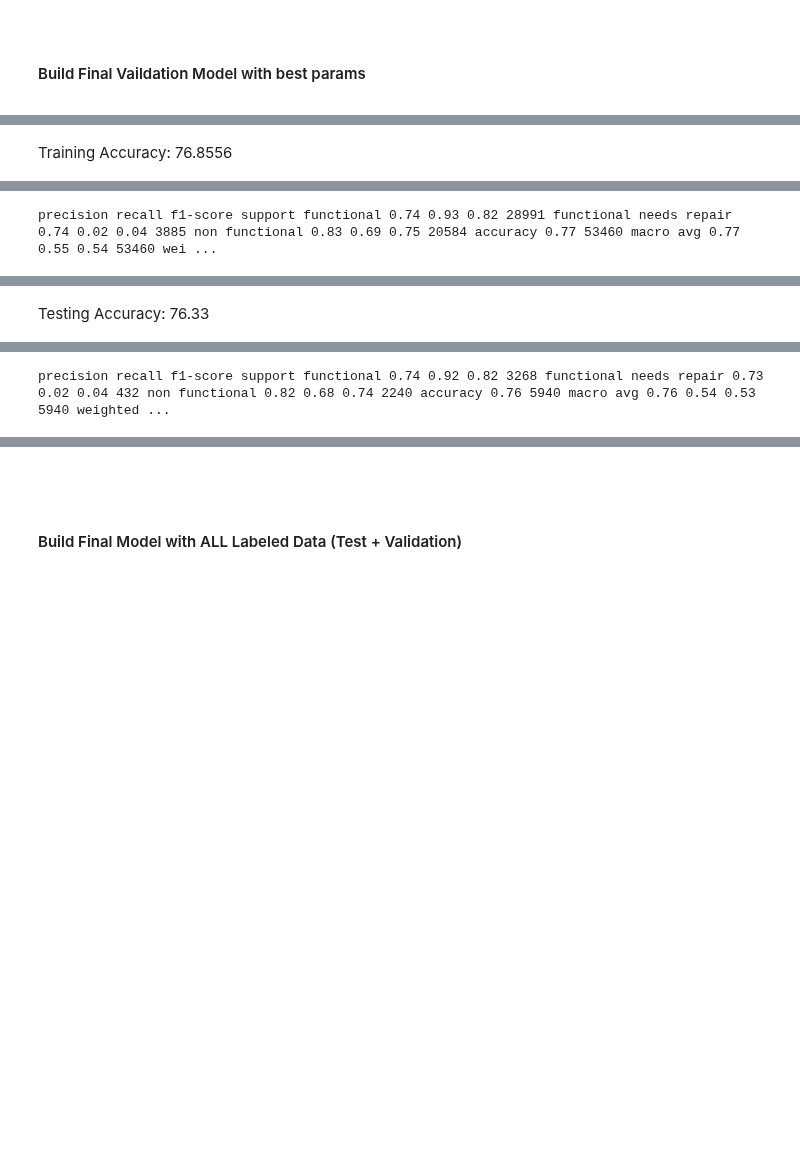
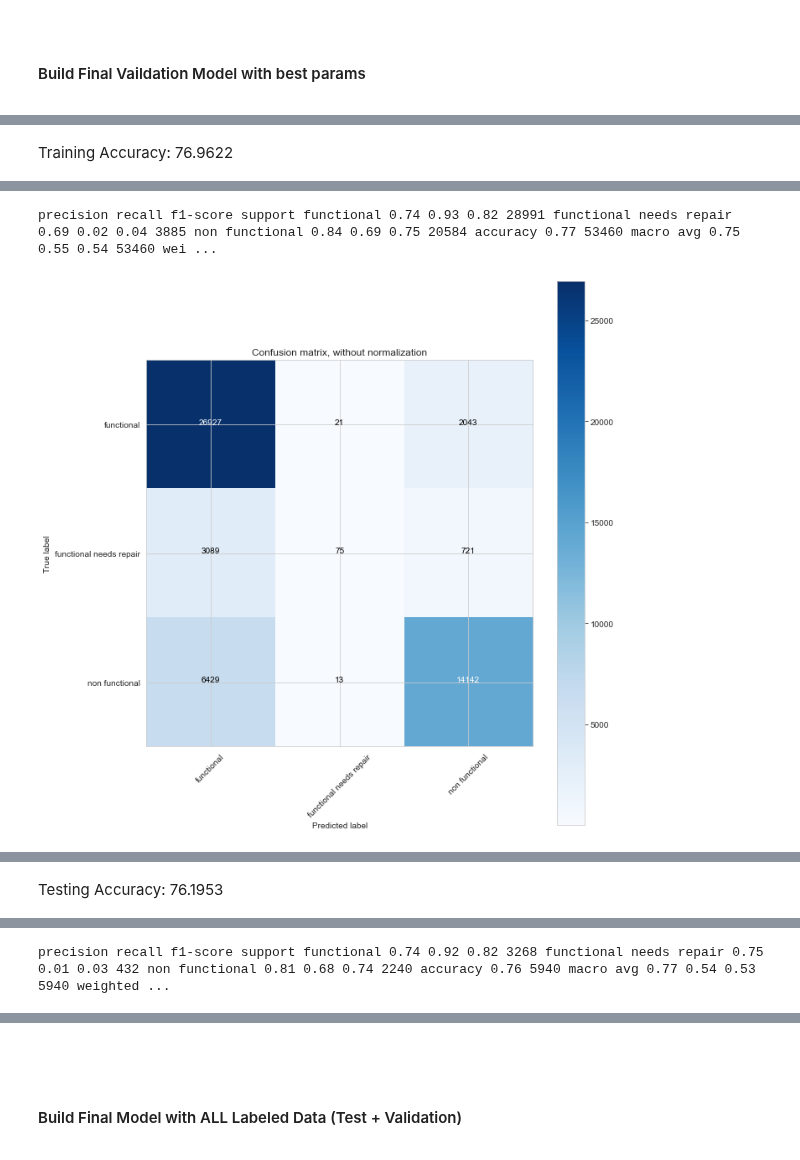
Before and after one commit to sacontreras/dsc-mod-3-project-v2-1-online-ds-sp-000, a Jupyter notebook: models.ipynb, the cells around one changed output, grey strips where cells are left out. Saved outputs shown, nothing was run; the diff lists cells and outputs as text; code cells hidden in the pictures; blank space fills up the shorter version.

```diff
--- a/models.ipynb
+++ b/models.ipynb
@@ -872,6 +1106,7 @@ updated model-results/CatBoostClassifier-preds-8a48b1bceea8e4f07957e8a9efbe76d8.
 <h3>Ensemble: Voting Classifier: RandomForestClassifier + CatBoostClassifier + SVM(RBF Kernel)</h3>
 <h4>Trials</h4>
 # %%
+# BUT we first have to build the SVM clf
 run_svmclf = models_config['SVM_RBF']['run']
 render_HTML(f"models_config['SVM_RBF']['run']: {run_svmclf}")
 
@@ -883,9 +1118,11 @@ if run_svmclf:
         trials_list = trials['array']
 
         best_parameters = {}
+
         scaler = StandardScaler()
-        data_train_scaled = scaler.fit_transform(data_train.astype(np.float32))
-        data_test_scaled = scaler.transform(data_test.astype(np.float32))
+        # since dat must be scaled on for SVM, we must do this transformation "out-of-band"
+        data_train_scaled = pd.DataFrame(scaler.fit_transform(data_train.astype(np.float32)), columns=data_train.columns, index=data_train.index)
+        data_test_scaled = pd.DataFrame(scaler.transform(data_test.astype(np.float32)), columns=data_test.columns, index=data_test.index)
 
         _y_train = y_train_encoded.status_group.ravel()
         _y_test = y_test_encoded.status_group.ravel()
@@ -919,28 +1156,29 @@ Fitting 3 folds for each of 100 candidates, totalling 300 fits
 <h4>Build Final Vaildation Model with best params</h4>
 # %%
 if run_svmclf:
-    n_estimators = 3
-    svmclf = OneVsRestClassifier(
+    n_estimators = 4
+    svmclf = OneVsRestClassifier( # BaggingClassifier(wrapping svm.SVC) within OneVsRestClassifier greatly improves training time vs using svm.SVC by itself
         BaggingClassifier(
             rnd_search_cv.best_estimator_,
             max_samples=1.0/n_estimators,
             n_estimators=n_estimators
         )
         , n_jobs=-1
     )
     svmclf.fit(data_train_scaled, _y_train)
 
     pred_train = svmclf.predict(data_train_scaled)
-    _accuracy_train = summarize_preds(svmclf, data_train_scaled, _y_train, pred_train, 'Training', classes)
+    _accuracy_train = summarize_preds(svmclf, data_train_scaled, y_train_encoded.status_group, pred_train, 'Training', classes)
 
     pred_test = svmclf.predict(data_test_scaled)
-    _accuracy_test = summarize_preds(svmclf, data_test_scaled, _y_test, pred_test, 'Testing', classes)
+    _accuracy_test = summarize_preds(svmclf, data_test_scaled, y_test_encoded.status_group, pred_test, 'Testing', classes)
 # %% [output]
 [interactive output not drawn]
-Training Accuracy: 76.8556
+Training Accuracy: 76.9622
 [interactive output not drawn]
-precision recall f1-score support functional 0.74 0.93 0.82 28991 functional needs repair 0.74 0.02 0.04 3885 non functional 0.83 0.69 0.75 20584 accuracy 0.77 53460 macro avg 0.77 0.55 0.54 53460 wei ...
+precision recall f1-score support functional 0.74 0.93 0.82 28991 functional needs repair 0.69 0.02 0.04 3885 non functional 0.84 0.69 0.75 20584 accuracy 0.77 53460 macro avg 0.75 0.55 0.54 53460 wei ...
+[figure, added]
 [interactive output not drawn]
-Testing Accuracy: 76.33
+Testing Accuracy: 76.1953
 [interactive output not drawn]
-precision recall f1-score support functional 0.74 0.92 0.82 3268 functional needs repair 0.73 0.02 0.04 432 non functional 0.82 0.68 0.74 2240 accuracy 0.76 5940 macro avg 0.76 0.54 0.53 5940 weighted ...
+precision recall f1-score support functional 0.74 0.92 0.82 3268 functional needs repair 0.75 0.01 0.03 432 non functional 0.81 0.68 0.74 2240 accuracy 0.76 5940 macro avg 0.77 0.54 0.53 5940 weighted ...
```
Also changed, not shown: parts of 27 cells of this notebook, 6 other files.
